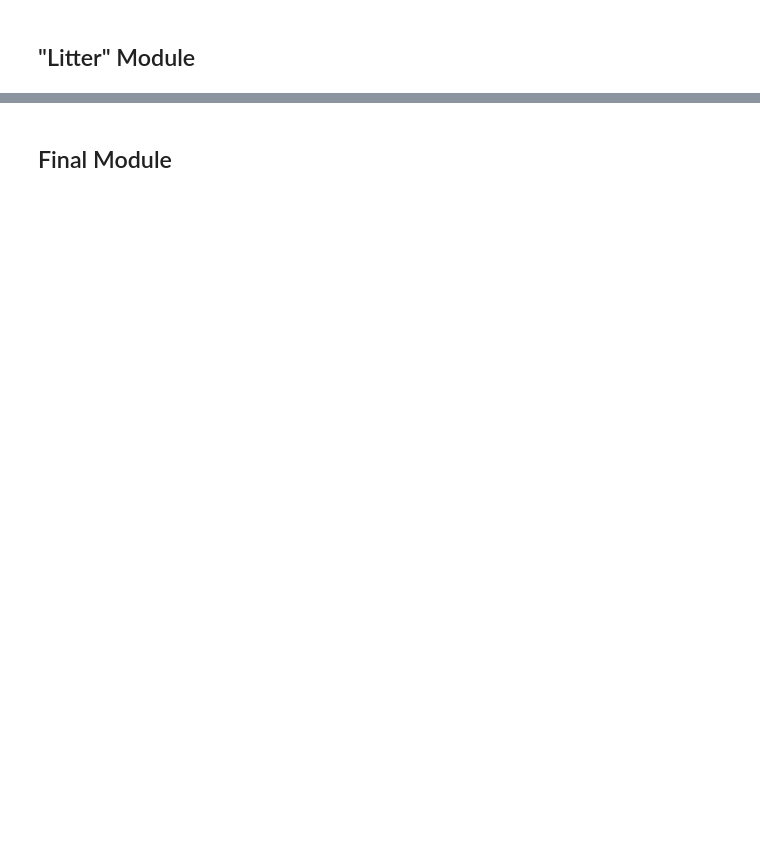
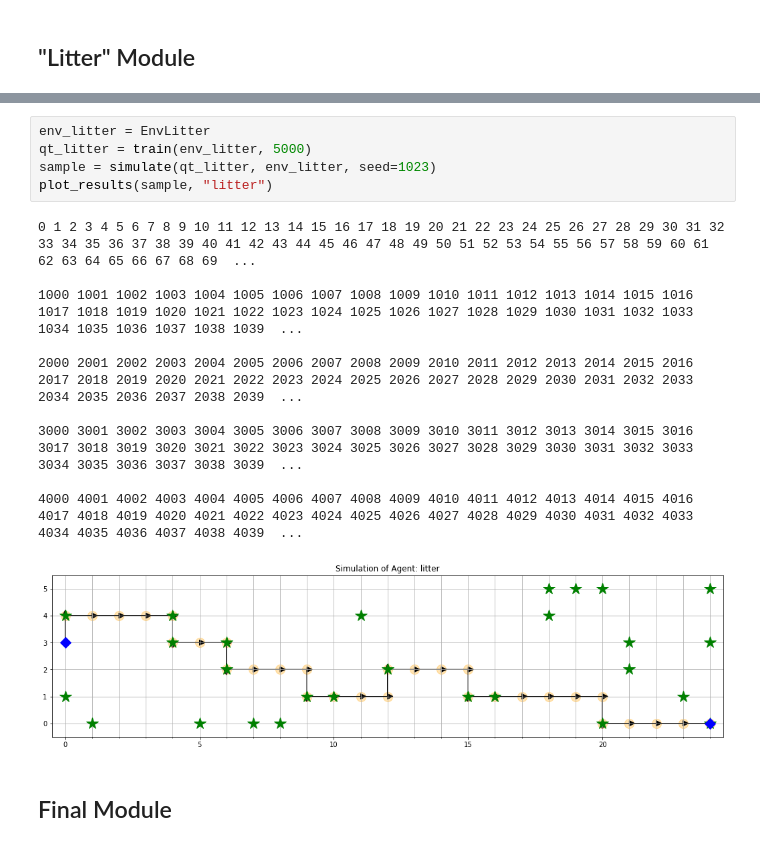
Before and after one commit to gail-yxie/Machine-Learning, a Jupyter notebook: reinforcement-learning/hw6-rl.ipynb, the cells around one changed output, grey strips where cells are left out. Cells and saved outputs as stored; diff of their text form; blank space fills up the shorter version.

```diff
--- a/reinforcement-learning/hw6-rl.ipynb
+++ b/reinforcement-learning/hw6-rl.ipynb
@@ -246,2 +343,18 @@ IndexError: ignored
+# %%
+env_litter = EnvLitter
+qt_litter = train(env_litter, 5000)
+sample = simulate(qt_litter, env_litter, seed=1023)
+plot_results(sample, "litter")
+# %% [output]
+0 1 2 3 4 5 6 7 8 9 10 11 12 13 14 15 16 17 18 19 20 21 22 23 24 25 26 27 28 29 30 31 32 33 34 35 36 37 38 39 40 41 42 43 44 45 46 47 48 49 50 51 52 53 54 55 56 57 58 59 60 61 62 63 64 65 66 67 68 69  ...
+
+1000 1001 1002 1003 1004 1005 1006 1007 1008 1009 1010 1011 1012 1013 1014 1015 1016 1017 1018 1019 1020 1021 1022 1023 1024 1025 1026 1027 1028 1029 1030 1031 1032 1033 1034 1035 1036 1037 1038 1039  ...
+
+2000 2001 2002 2003 2004 2005 2006 2007 2008 2009 2010 2011 2012 2013 2014 2015 2016 2017 2018 2019 2020 2021 2022 2023 2024 2025 2026 2027 2028 2029 2030 2031 2032 2033 2034 2035 2036 2037 2038 2039  ...
+
+3000 3001 3002 3003 3004 3005 3006 3007 3008 3009 3010 3011 3012 3013 3014 3015 3016 3017 3018 3019 3020 3021 3022 3023 3024 3025 3026 3027 3028 3029 3030 3031 3032 3033 3034 3035 3036 3037 3038 3039  ...
+
+4000 4001 4002 4003 4004 4005 4006 4007 4008 4009 4010 4011 4012 4013 4014 4015 4016 4017 4018 4019 4020 4021 4022 4023 4024 4025 4026 4027 4028 4029 4030 4031 4032 4033 4034 4035 4036 4037 4038 4039  ...
+[figure, added]
 # %% [markdown]
 ## Final Module
```
Also changed, not shown: parts of 17 cells of this notebook.
